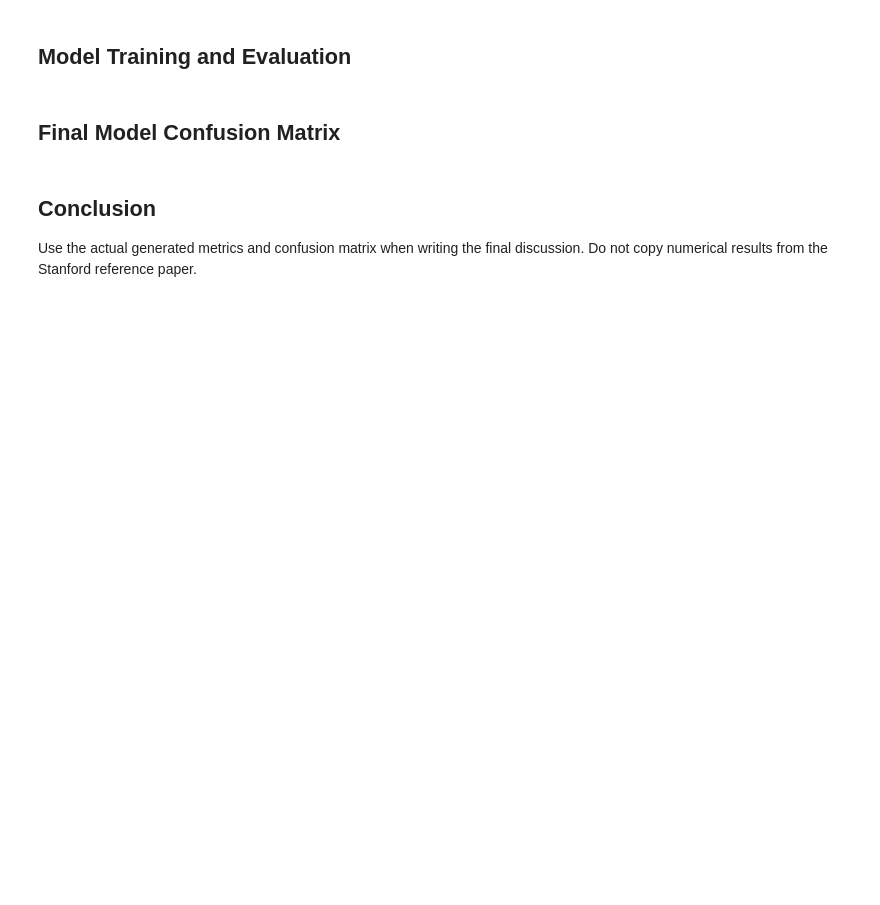
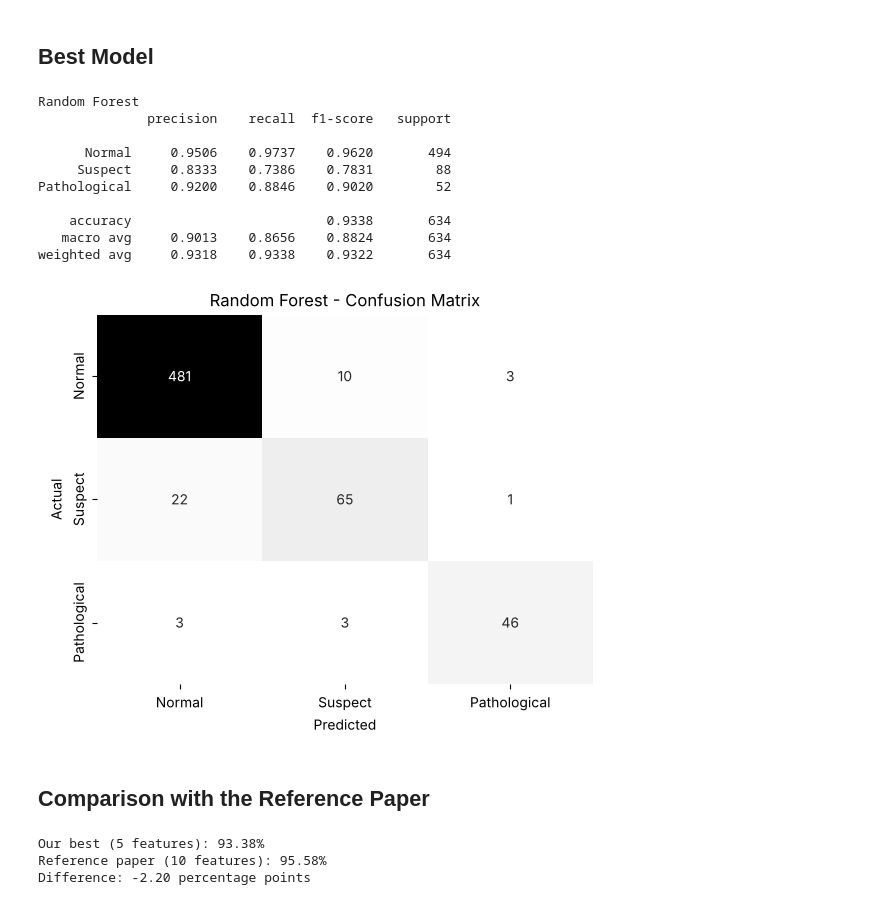
Before and after one commit to rujul-rj/Fetal-Health-Multiclassification, a Jupyter notebook: notebooks/Fetal_Health_Multiclassification.ipynb, the cells around one changed output. Drawn from its saved outputs; the diff is of its cells as text; code cells hidden in the pictures; blank space fills up the shorter version.

```diff
--- a/notebooks/Fetal_Health_Multiclassification.ipynb
+++ b/notebooks/Fetal_Health_Multiclassification.ipynb
@@ -48,0 +93,13 @@ print(X_train.shape, X_test.shape)
+# %%
+cv = StratifiedKFold(5, shuffle=True, random_state=42)
+rows, fitted = [], {}
+for name, (model, grid) in get_models().items():
+    search = GridSearchCV(model, grid, cv=cv, scoring='accuracy', n_jobs=1).fit(X_train, y_train - 1)
+    pred = search.predict(X_test) + 1
+    fitted[name] = search.best_estimator_
+    f1 = f1_score(y_test, pred, average=None)
+    rows.append({'Model': name, 'Accuracy': accuracy_score(y_test, pred), 'Macro F1': f1.mean(),
+                 'Normal F1': f1[0], 'Suspect F1': f1[1], 'Pathological F1': f1[2]})
+    print(f'{name:24s} {rows[-1]["Accuracy"]:.4f}')
+results = pd.DataFrame(rows).sort_values('Accuracy', ascending=False).reset_index(drop=True)
+display(results.round(4))
@@ -49,28 +128,35 @@ print(X_train.shape, X_test.shape)
 # %% [markdown]
-## Model Training and Evaluation
+## Best Model
-# %%
-models=get_models()
-scaled={'Logistic Regression','Linear SVM','K-Nearest Neighbors','Support Vector Machine','Multi-layer Perceptron'}
-rows=[]
-for name,model in models.items():
-    Xtr=X_train_scaled if name in scaled else X_train
-    Xte=X_test_scaled if name in scaled else X_test
-    model.fit(Xtr,y_train)
-    pred=model.predict(Xte)
-    rows.append({'Model':name,'Accuracy':accuracy_score(y_test,pred),'Macro Precision':precision_score(y_test,pred,average='macro',zero_division=0),'Macro Recall':recall_score(y_test,pred,average='macro',zero_division=0),'Macro F1':f1_score(y_test,pred,average='macro',zero_division=0),'Weighted F1':f1_score(y_test,pred,average='weighted',zero_division=0)})
-results=pd.DataFrame(rows).sort_values('Macro F1',ascending=False)
-display(results)
-# %% [markdown]
-## Final Model Confusion Matrix
 # %%
-final_name=results.iloc[0]['Model']
-model=models[final_name]
-Xte=X_test_scaled if final_name in scaled else X_test
-pred=model.predict(Xte)
-cm=confusion_matrix(y_test,pred,labels=[1,2,3])
-sns.heatmap(cm,annot=True,fmt='d',cmap='Greys',cbar=False,xticklabels=['Normal','Suspect','Pathological'],yticklabels=['Normal','Suspect','Pathological'])
-plt.xlabel('Predicted'); plt.ylabel('Actual'); plt.title(f'Confusion Matrix - {final_name}'); plt.show()
-print(classification_report(y_test,pred,target_names=['Normal','Suspect','Pathological'],zero_division=0))
+best_name = results.iloc[0]['Model']
+pred = fitted[best_name].predict(X_test) + 1
+print(best_name)
+print(classification_report(y_test, pred, target_names=['Normal','Suspect','Pathological'], digits=4))
+cm = confusion_matrix(y_test, pred, labels=[1,2,3])
+sns.heatmap(cm, annot=True, fmt='d', cmap='Greys', cbar=False,
+            xticklabels=['Normal','Suspect','Pathological'], yticklabels=['Normal','Suspect','Pathological'])
+plt.xlabel('Predicted'); plt.ylabel('Actual'); plt.title(f'{best_name} - Confusion Matrix'); plt.show()
+# %% [output]
+Random Forest
+              precision    recall  f1-score   support
+
+      Normal     0.9506    0.9737    0.9620       494
+     Suspect     0.8333    0.7386    0.7831        88
+Pathological     0.9200    0.8846    0.9020        52
+
+    accuracy                         0.9338       634
+   macro avg     0.9013    0.8656    0.8824       634
+weighted avg     0.9318    0.9338    0.9322       634
+[figure, added]
-# %% [markdown]
-## Conclusion
-Use the actual generated metrics and confusion matrix when writing the final discussion. Do not copy numerical results from the Stanford reference paper.
+# %% [markdown]
+## Comparison with the Reference Paper
+# %%
+PAPER_ACCURACY = 0.9558
+best_acc = results.iloc[0]['Accuracy']
+print(f'Our best ({N_FEATURES} features): {best_acc:.2%}')
+print(f'Reference paper (10 features): {PAPER_ACCURACY:.2%}')
+print(f'Difference: {(best_acc - PAPER_ACCURACY) * 100:+.2f} percentage points')
+# %% [output]
+Our best (5 features): 93.38%
+Reference paper (10 features): 95.58%
+Difference: -2.20 percentage points
```
Also changed, not shown: parts of 16 cells of this notebook, 35 other files.
